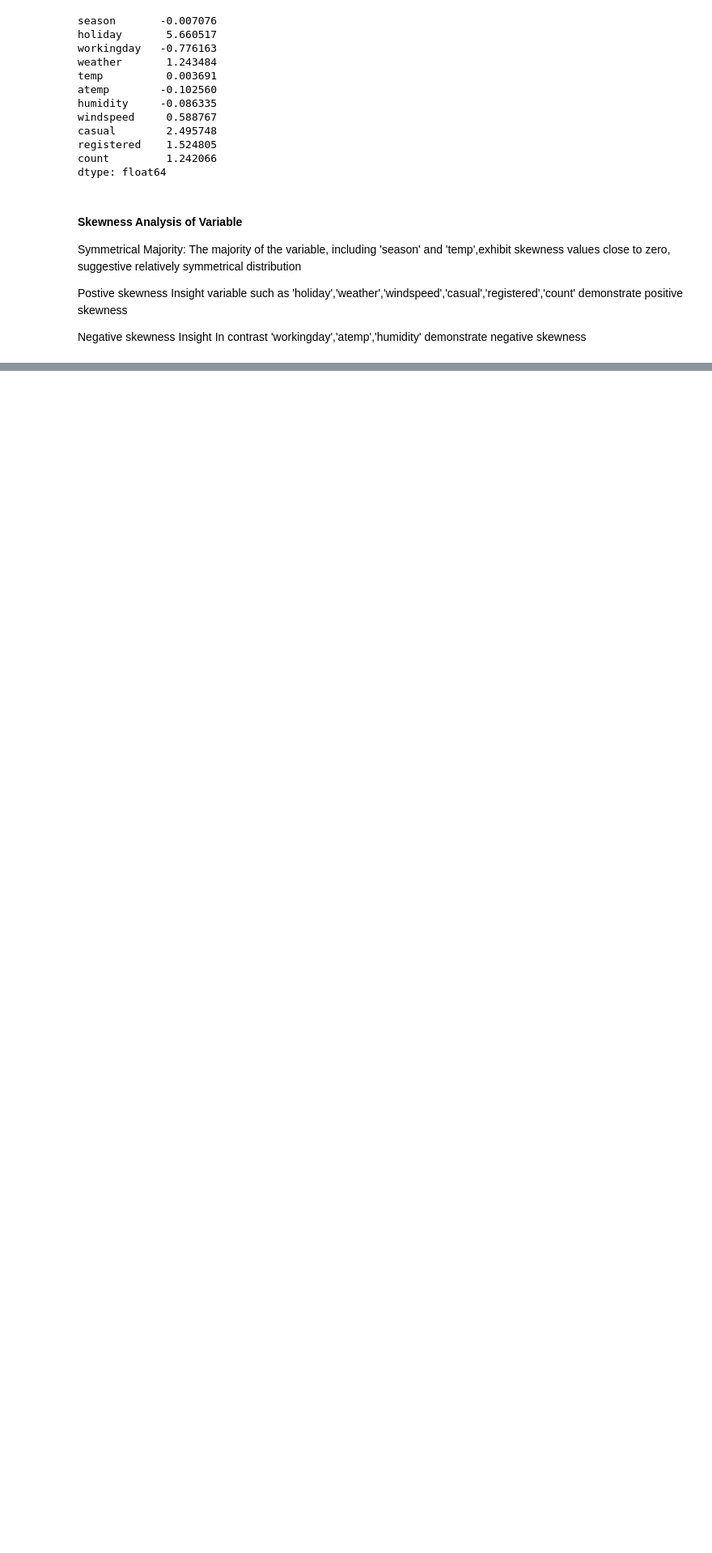
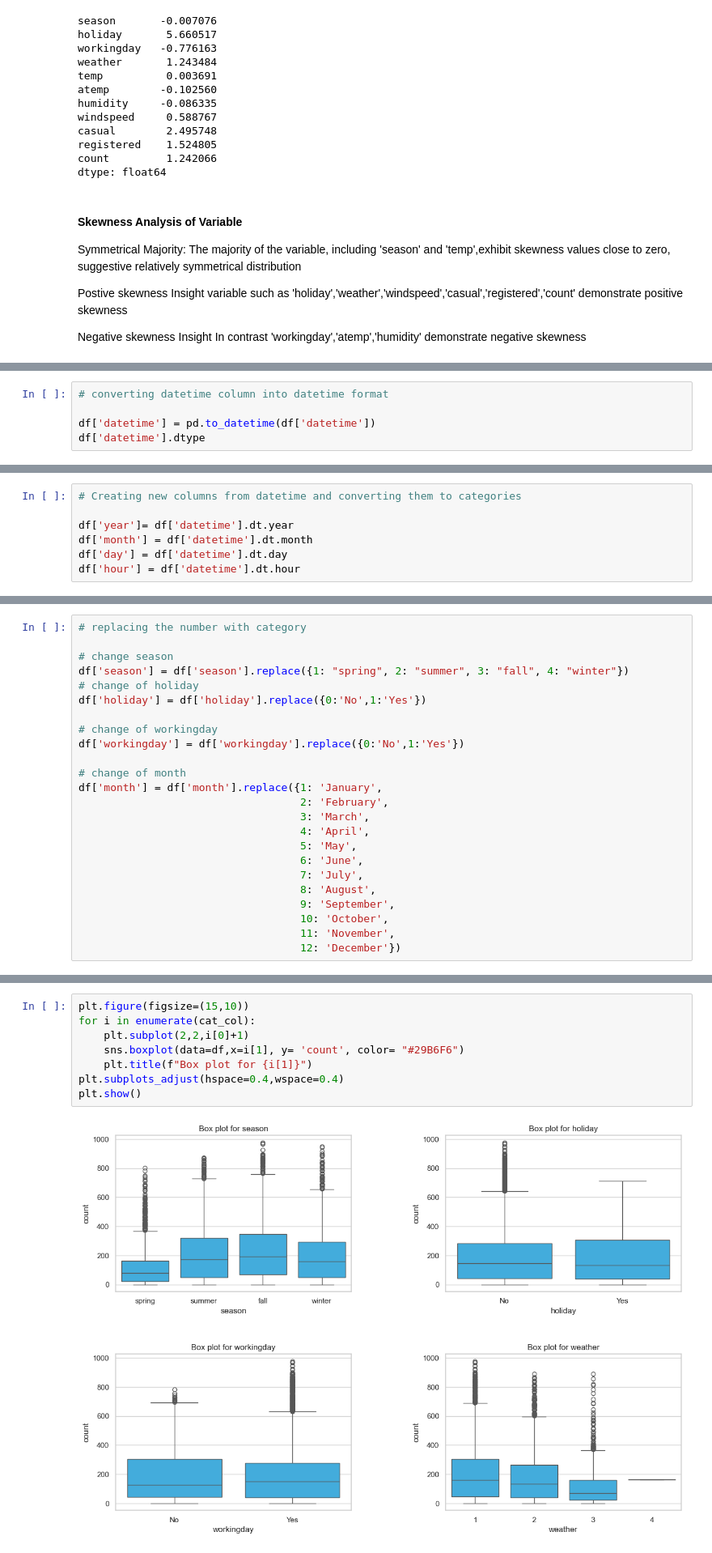
Before and after one commit to satishsharma27/Machine_learning, a Jupyter notebook: Hypothesis_test_Campaign.ipynb, the cells around one changed output, grey strips where cells are left out. Shown at 81% size. Drawn from its saved outputs; the diff is of its cells as text; blank space fills up the shorter version.

```diff
--- a/Hypothesis_test_Campaign.ipynb
+++ b/Hypothesis_test_Campaign.ipynb
@@ -127,0 +164,5 @@ for col in df[columns]:
+# %%
+# converting datetime column into datetime format
+
+df['datetime'] = pd.to_datetime(df['datetime'])
+df['datetime'].dtype
@@ -127,0 +171,7 @@ for col in df[columns]:
+# %%
+# Creating new columns from datetime and converting them to categories
+
+df['year']= df['datetime'].dt.year
+df['month'] = df['datetime'].dt.month
+df['day'] = df['datetime'].dt.day
+df['hour'] = df['datetime'].dt.hour
@@ -127,0 +191,24 @@ for col in df[columns]:
+# %%
+# replacing the number with category
+
+# change season
+df['season'] = df['season'].replace({1: "spring", 2: "summer", 3: "fall", 4: "winter"})
+# change of holiday
+df['holiday'] = df['holiday'].replace({0:'No',1:'Yes'})
+
+# change of workingday
+df['workingday'] = df['workingday'].replace({0:'No',1:'Yes'})
+
+# change of month
+df['month'] = df['month'].replace({1: 'January',
+                                   2: 'February',
+                                   3: 'March',
+                                   4: 'April',
+                                   5: 'May',
+                                   6: 'June',
+                                   7: 'July',
+                                   8: 'August',
+                                   9: 'September',
+                                   10: 'October',
+                                   11: 'November',
+                                   12: 'December'})
@@ -127,0 +253,10 @@ for col in df[columns]:
+# %%
+plt.figure(figsize=(15,10))
+for i in enumerate(cat_col):
+    plt.subplot(2,2,i[0]+1)
+    sns.boxplot(data=df,x=i[1], y= 'count', color= "#29B6F6")
+    plt.title(f"Box plot for {i[1]}")
+plt.subplots_adjust(hspace=0.4,wspace=0.4)
+plt.show()
+# %% [output]
+[figure, added]
```
Also changed, not shown: parts of 19 cells of this notebook.
